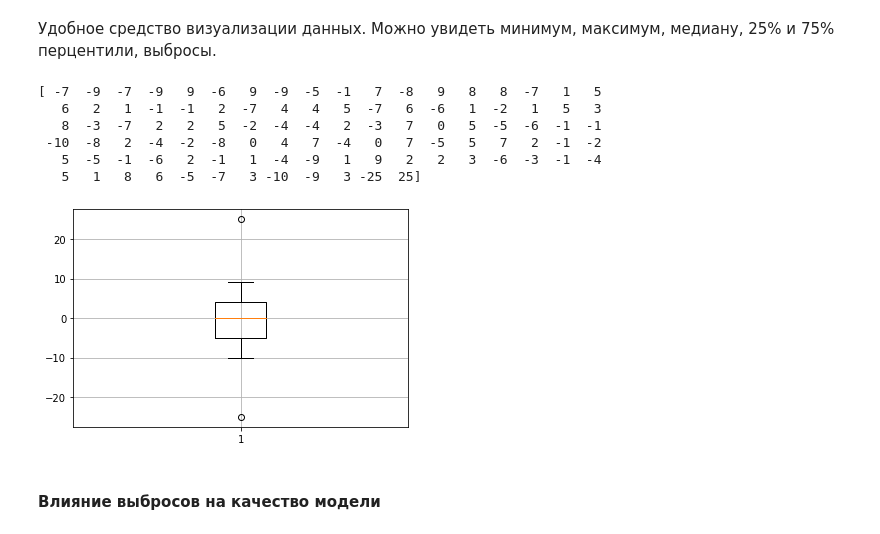
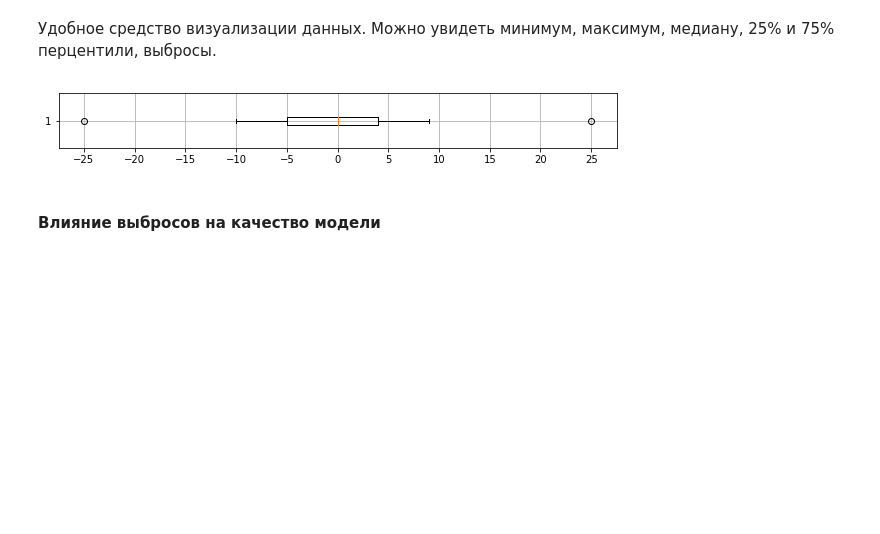
Before and after one commit to yurichernyshov/Data-Science-Course, a Jupyter notebook: lessons/lec-DA-EDA.ipynb, the cells around one changed output. Drawn from its saved outputs; the diff is of its cells as text; code cells hidden in the pictures; blank space fills up the shorter version.

```diff
--- a/lessons/lec-DA-EDA.ipynb
+++ b/lessons/lec-DA-EDA.ipynb
@@ -584,18 +655,14 @@ sns.heatmap(df.corr(), annot=True)
 # %%
 spikes = [-25, 25]
 x = np.r_[np.random.randint(low=-10, high=10, size=100), spikes]
-print(x)
-plt.boxplot(x)
+
+plt.figure(figsize=(10,1))
+plt.boxplot(x, vert=False)
+plt.xticks(np.arange(x.min(), x.max()+1, 5))
 plt.grid(True)
 plt.show()
 # %% [output]
-[ -7  -9  -7  -9   9  -6   9  -9  -5  -1   7  -8   9   8   8  -7   1   5
-   6   2   1  -1  -1   2  -7   4   4   5  -7   6  -6   1  -2   1   5   3
-   8  -3  -7   2   2   5  -2  -4  -4   2  -3   7   0   5  -5  -6  -1  -1
- -10  -8   2  -4  -2  -8   0   4   7  -4   0   7  -5   5   7   2  -1  -2
-   5  -5  -1  -6   2  -1   1  -4  -9   1   9   2   2   3  -6  -3  -1  -4
-   5   1   8   6  -5  -7   3 -10  -9   3 -25  25]
-[figure, old version]
+[figure, new version]
 # %% [markdown]
 #### Влияние выбросов на качество модели
 # %% [markdown]
```
Also changed, not shown: parts of 111 cells of this notebook, 3 other files.
